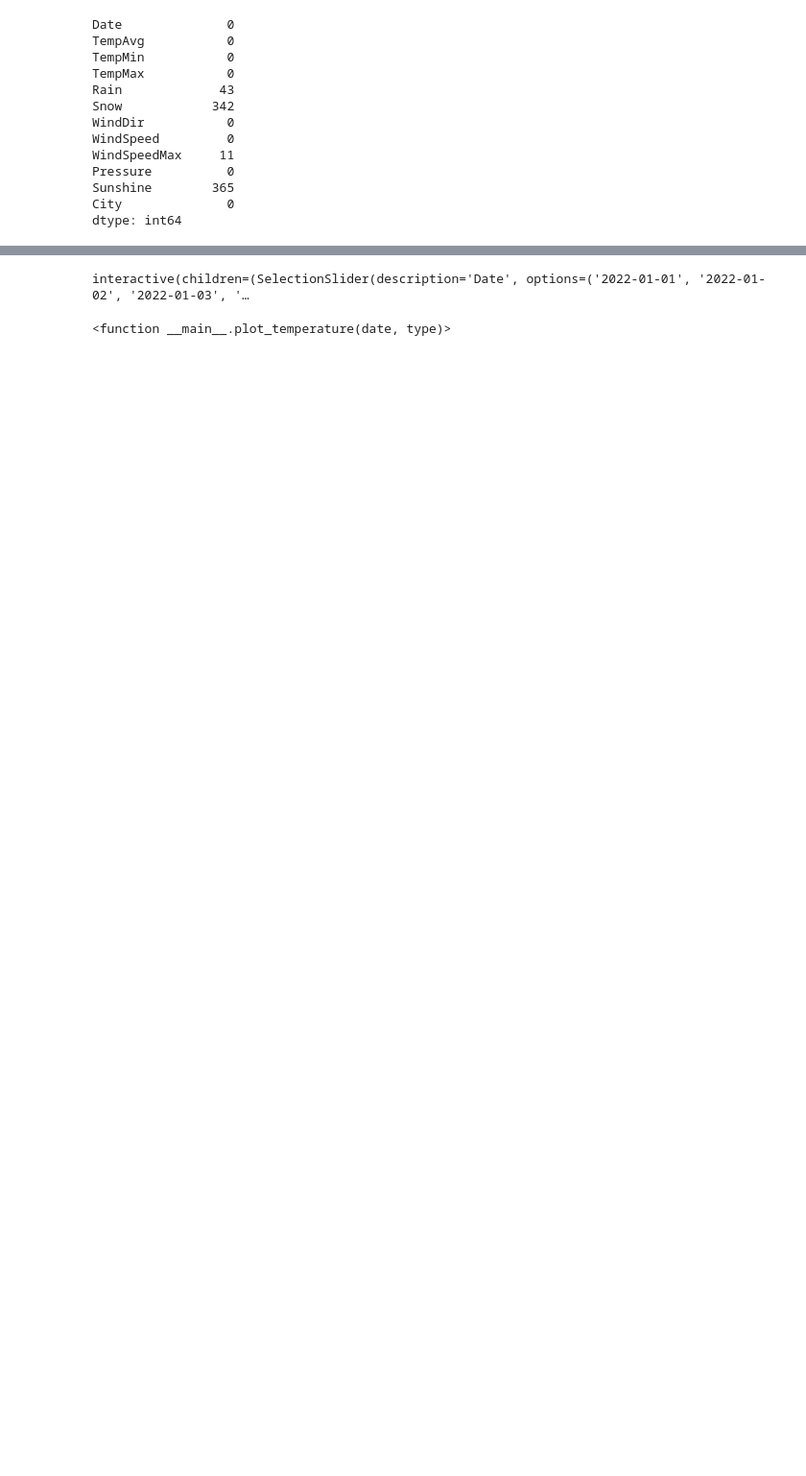
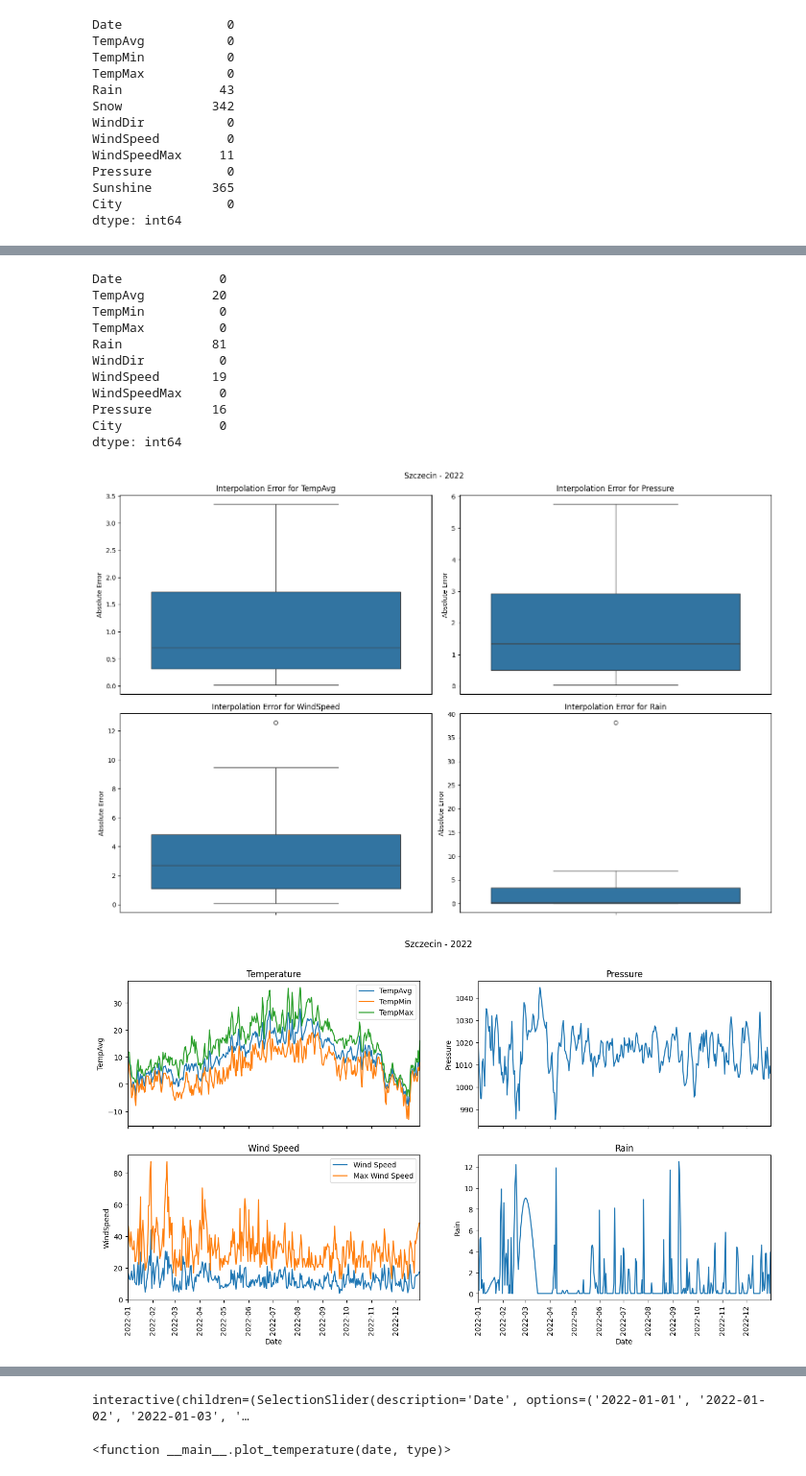
Before and after one commit to Twarug/AGH-NumericalMethods-Project, a Jupyter notebook: main.ipynb, the cells around one changed output, grey strips where cells are left out. Shown at 96% size. Cells and saved outputs as stored; diff of their text form; code cells hidden in the pictures; blank space fills up the shorter version.

```diff
--- a/main.ipynb
+++ b/main.ipynb
@@ -354,2 +314,0 @@ dtype: int64
-# %%
-run(df_Szczec)
@@ -452,0 +385,3 @@ dtype: int64
+# %%
+interpolatedDF_Szczec = run(df_Szczec)
+# %% [output]
@@ -452,0 +406,13 @@ dtype: int64
+Date             0
+TempAvg         20
+TempMin          0
+TempMax          0
+Rain            81
+WindDir          0
+WindSpeed       19
+WindSpeedMax     0
+Pressure        16
+City             0
+dtype: int64
+[figure, added]
+[figure, added]
```
Also changed, not shown: parts of 24 cells of this notebook.
